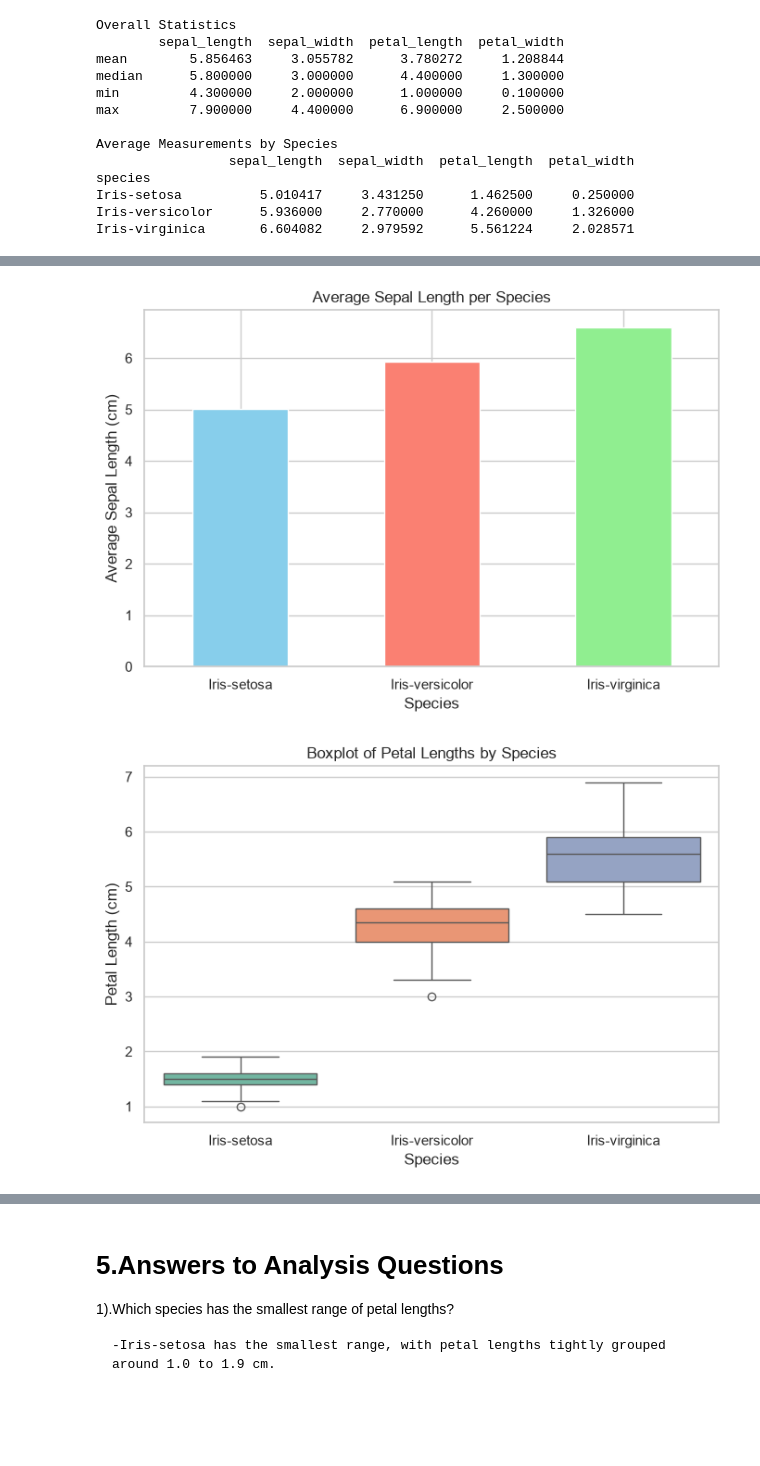
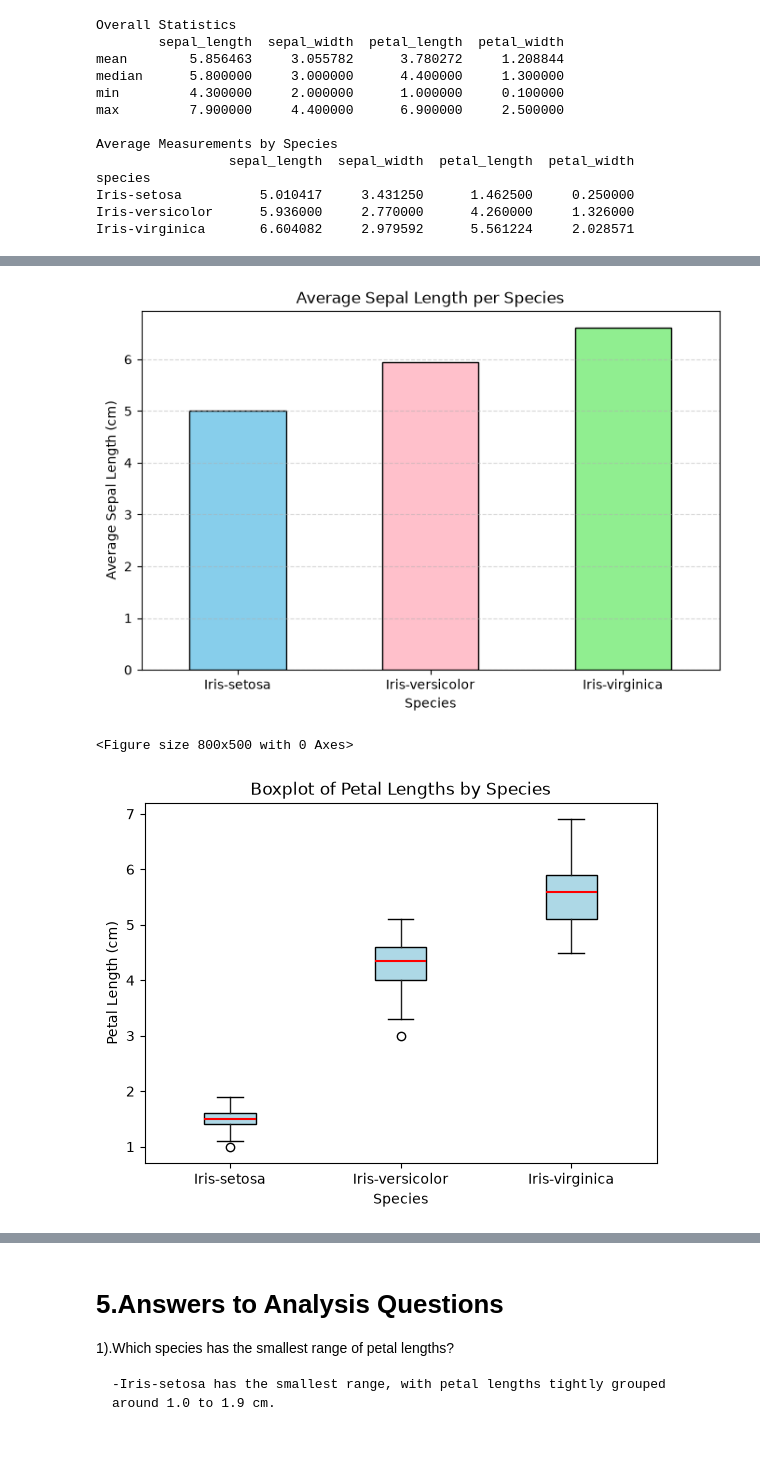
Before and after one commit to HKaurp27/iris-analysis-groupA, a Jupyter notebook: PythonFiles/Main_Iris_project.ipynb, the cells around one changed output, grey strips where cells are left out. Drawn from its saved outputs; the diff is of its cells as text; code cells hidden in the pictures; blank space fills up the shorter version.

```diff
--- a/PythonFiles/Main_Iris_project.ipynb
+++ b/PythonFiles/Main_Iris_project.ipynb
@@ -272,16 +300,26 @@ Iris-virginica       6.604082     2.979592      5.561224     2.028571
 # %%
 # 4.Data Visualizations (Plots & Charts)
 
-# 1. Histogram of Petal Lengths
+# WHY: Visualizing data distributions with a histogram helps identify patterns,
+# skewness, or clusters (like separate species groups) that summary averages conceal.
+
 import matplotlib.pyplot as plt
-import seaborn as sns
+import pandas as pd
 
-sns.set_theme(style="whitegrid")
+df = pd.read_csv('iris_cleaned.csv')
 
 plt.figure(figsize=(8, 5))
-sns.histplot(df['petal_length'], bins=20, kde=True, color='purple')
+# Plot a histogram showing the distribution frequency of petal lengths
+df['petal_length'].plot(
+    kind='hist',
+    bins=20,
+    color='purple',
+    edgecolor='black',
+    alpha=0.7
+)
 plt.title('Histogram of Petal Lengths')
 plt.xlabel('Petal Length (cm)')
 plt.ylabel('Count')
+plt.grid(True, linestyle='--', alpha=0.5)
 plt.show()
 # %% [output]
@@ -289,35 +327,46 @@ plt.show()
 # %%
-# 2. Bar Chart of Average Sepal Length per Species
+# WHY: Bar charts provide a clear, immediate visual comparison of average metric
+# values across discrete categories (species) for presentations and reports.
+
+species_averages = df.groupby('species').mean()
+
 plt.figure(figsize=(8, 5))
-species_averages['sepal_length'].plot(kind='bar', color=['skyblue', 'salmon', 'lightgreen'])
+# Create a bar chart comparing average sepal length across species
+species_averages['sepal_length'].plot(
+    kind='bar',
+    color=['skyblue', 'pink', 'lightgreen'],
+    edgecolor='black'
+)
 plt.title('Average Sepal Length per Species')
 plt.xlabel('Species')
 plt.ylabel('Average Sepal Length (cm)')
 plt.xticks(rotation=0)
+plt.grid(axis='y', linestyle='--', alpha=0.5)
 plt.show()
 # %% [output]
-[figure, old version]
+[figure, new version]
 # %%
-# 3. Boxplot of Petal Lengths by Species
-import matplotlib.pyplot as plt
-import seaborn as sns
+# WHY: Boxplots summarize data distribution spread (median, quartiles, and potential
+# outliers) compactly, making group-to-group comparisons straightforward.
 
 plt.figure(figsize=(8, 5))
 
-# FIXED: Added hue='species', legend=False, and corrected column name to 'petal_length'
-sns.boxplot(
-    data=df,
-    x='species',
-    y='petal_length',
-    hue='species',
-    palette='Set2',
-    legend=False
+# Generate a boxplot to view data spread, medians, and outliers across species
+df.boxplot(
+    column='petal_length',
+    by='species',
+    grid=False,
+    patch_artist=True,
+    boxprops=dict(facecolor='lightblue', color='black'),
+    medianprops=dict(color='red', linewidth=1.5)
 )
 
 plt.title('Boxplot of Petal Lengths by Species')
+plt.suptitle('')  # Suppress default pandas multi-index suptitle
 plt.xlabel('Species')
 plt.ylabel('Petal Length (cm)')
 plt.show()
 # %% [output]
+<Figure size 800x500 with 0 Axes>
-[figure, old version]
+[figure, new version]
 # %%
```
Also changed, not shown: parts of 13 cells of this notebook, 4 other files.
